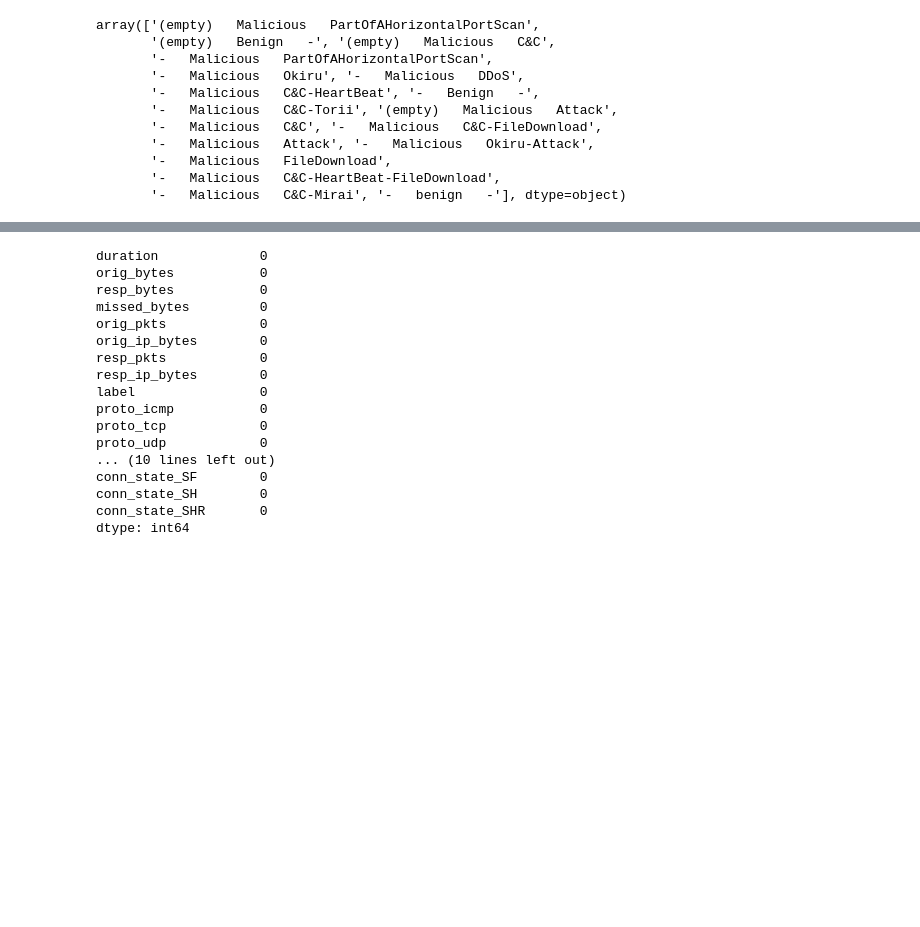
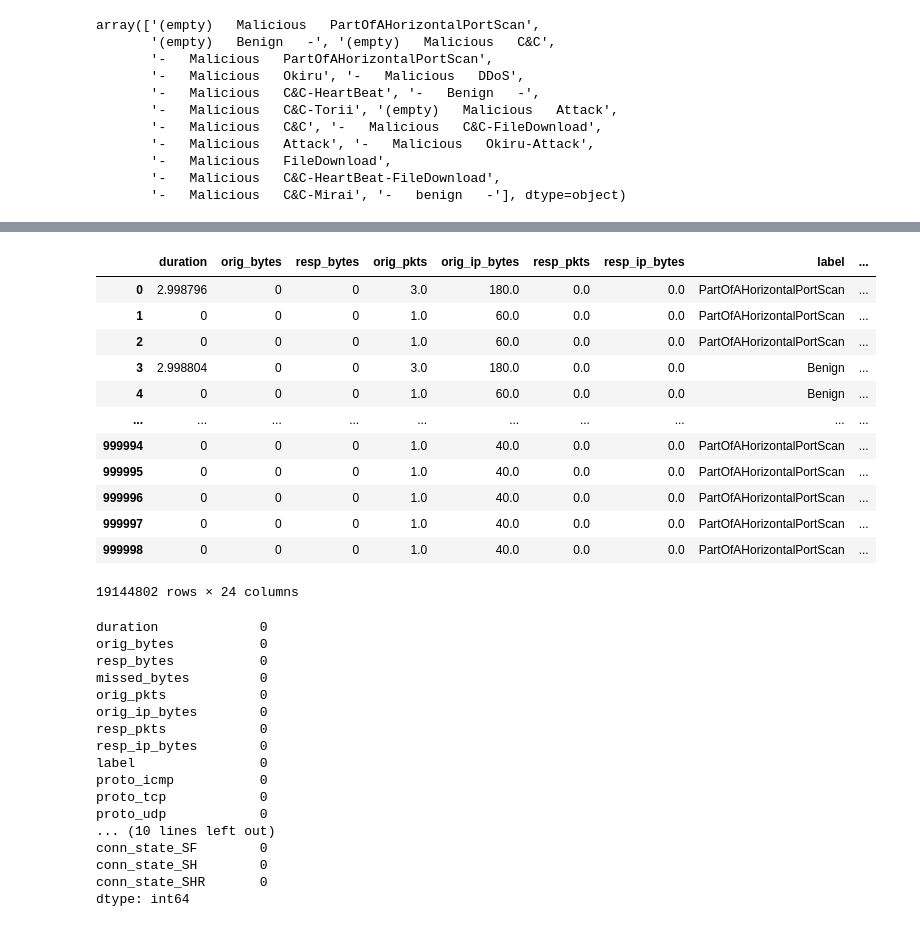
Before and after one commit to udaykiranrachamsetty/Scalable-Attack-Detection-IoT, a Jupyter notebook: datapreprocessing/IoT23_PreProcessing.ipynb, the cells around one changed output, grey strips where cells are left out. Drawn from its saved outputs; the diff is of its cells as text; code cells hidden in the pictures; blank space fills up the shorter version.

```diff
--- a/datapreprocessing/IoT23_PreProcessing.ipynb
+++ b/datapreprocessing/IoT23_PreProcessing.ipynb
@@ -629,3 +652,19 @@ df_c
+# %%
+df_c.drop(columns='missed_bytes')
+# %% [output]
+|  | duration | orig_bytes | resp_bytes | orig_pkts | orig_ip_bytes | resp_pkts | resp_ip_bytes | label | ... |
+| 0 | 2.998796 | 0 | 0 | 3.0 | 180.0 | 0.0 | 0.0 | PartOfAHorizontalPortScan | ... |
+| 1 | 0 | 0 | 0 | 1.0 | 60.0 | 0.0 | 0.0 | PartOfAHorizontalPortScan | ... |
+| 2 | 0 | 0 | 0 | 1.0 | 60.0 | 0.0 | 0.0 | PartOfAHorizontalPortScan | ... |
+| 3 | 2.998804 | 0 | 0 | 3.0 | 180.0 | 0.0 | 0.0 | Benign | ... |
+| 4 | 0 | 0 | 0 | 1.0 | 60.0 | 0.0 | 0.0 | Benign | ... |
+| ... | ... | ... | ... | ... | ... | ... | ... | ... | ... |
+| 999994 | 0 | 0 | 0 | 1.0 | 40.0 | 0.0 | 0.0 | PartOfAHorizontalPortScan | ... |
+| 999995 | 0 | 0 | 0 | 1.0 | 40.0 | 0.0 | 0.0 | PartOfAHorizontalPortScan | ... |
+| 999996 | 0 | 0 | 0 | 1.0 | 40.0 | 0.0 | 0.0 | PartOfAHorizontalPortScan | ... |
+| 999997 | 0 | 0 | 0 | 1.0 | 40.0 | 0.0 | 0.0 | PartOfAHorizontalPortScan | ... |
+| 999998 | 0 | 0 | 0 | 1.0 | 40.0 | 0.0 | 0.0 | PartOfAHorizontalPortScan | ... |
+19144802 rows × 24 columns
 # %%
 df_c['duration'] = df_c['duration'].str.replace('-','0')
 df_c['orig_bytes'] = df_c['orig_bytes'].str.replace('-','0')
```
Also changed, not shown: parts of 20 cells of this notebook, 7 other files.
